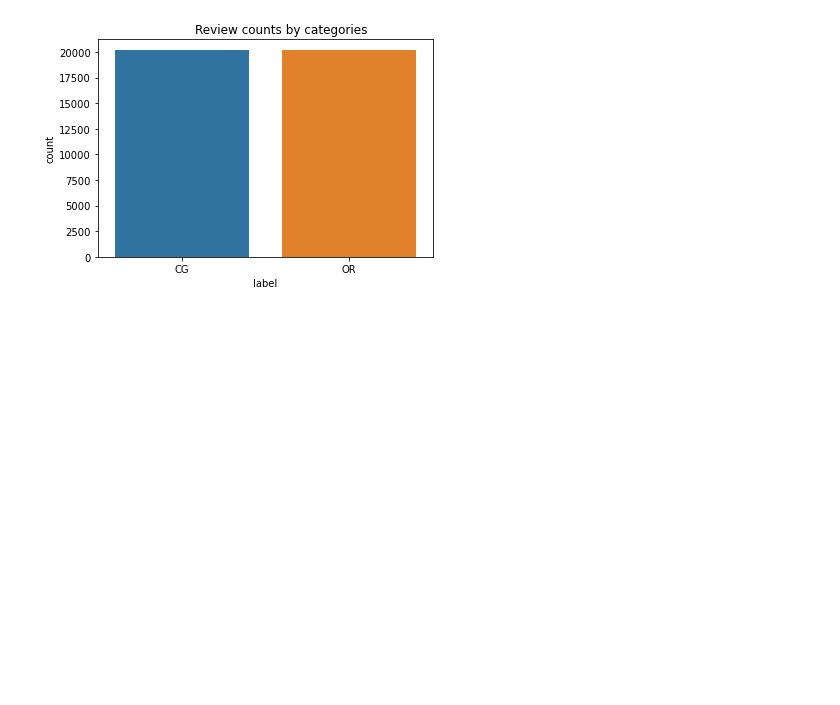
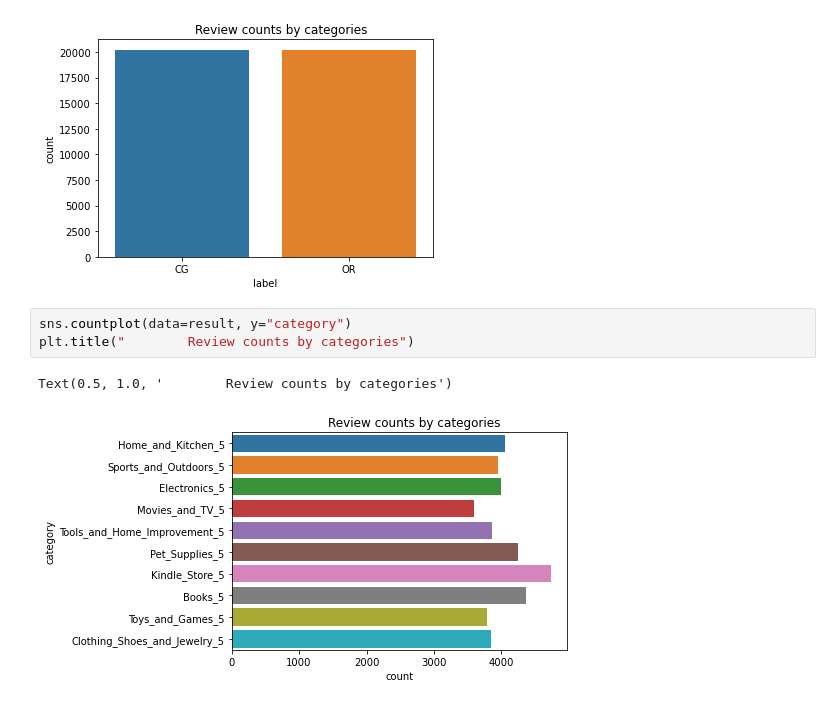
Before and after one commit to joolsa/FakeReviews, a Jupyter notebook: nbs/classification/0_Analysis.ipynb, the cells around one changed output. Cells and saved outputs as stored; diff of their text form; blank space fills up the shorter version.

Commit message:
add plots

```diff
--- a/nbs/classification/0_Analysis.ipynb
+++ b/nbs/classification/0_Analysis.ipynb
@@ -48,3 +48,9 @@ plt.title("        Review counts by categories")
 # %% [output]
 Text(0.5, 1.0, '        Review counts by categories')
 [figure]
+# %%
+sns.countplot(data=result, y="category")
+plt.title("        Review counts by categories")
+# %% [output]
+Text(0.5, 1.0, '        Review counts by categories')
+[figure, added]
```
